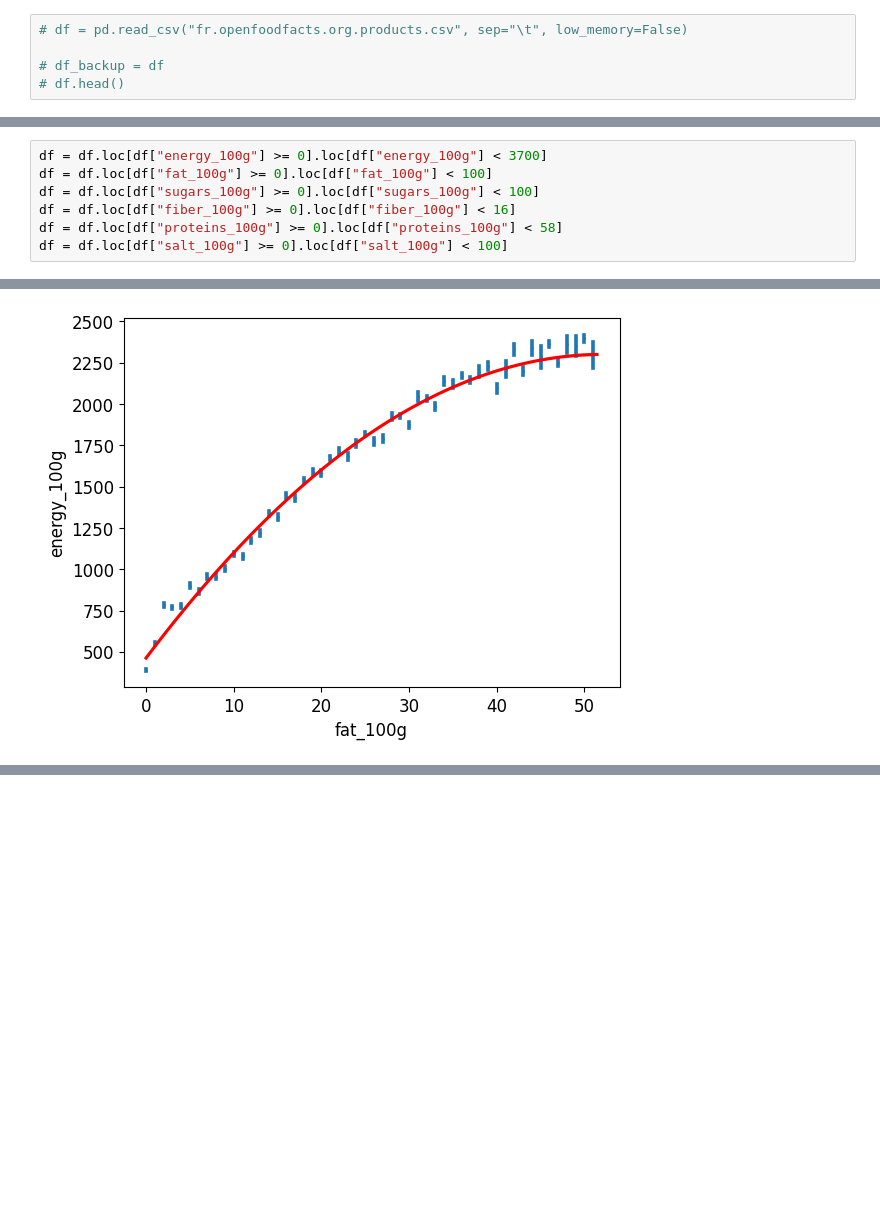
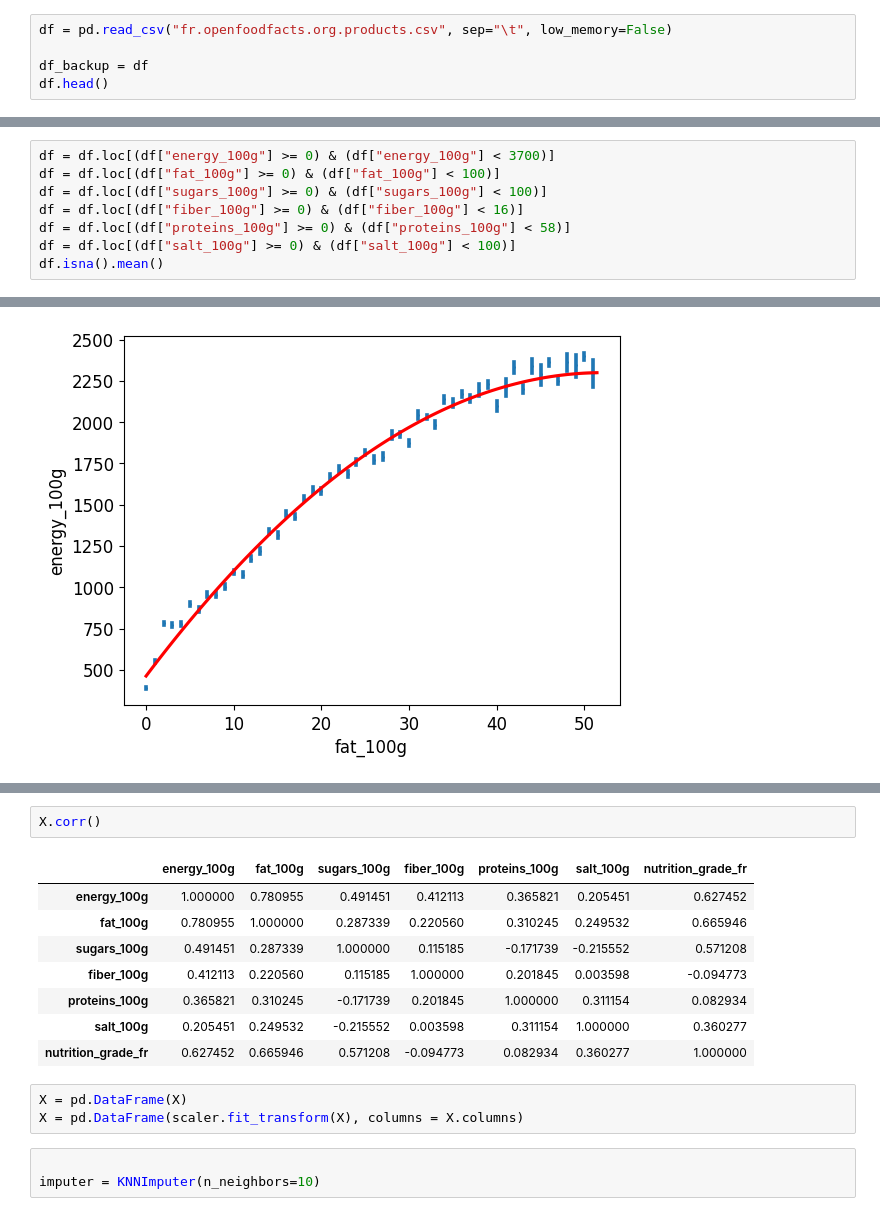
Before and after one commit to tdechanet/IAEngP3, a Jupyter notebook: analyze.ipynb, the cells around one changed output, grey strips where cells are left out. Drawn from its saved outputs; the diff is of its cells as text; blank space fills up the shorter version.

```diff
--- a/analyze.ipynb
+++ b/analyze.ipynb
@@ -16,10 +16,10 @@ from sklearn.neighbors import KNeighborsClassifier
 # %% [markdown]
 Je met le chargement du csv en commentaire pour éviter de le recharger à chaque fois que je lance le code. Si vous voyez ceci c'est que j'ai oublié de l'enlever.
 # %%
-# df = pd.read_csv("fr.openfoodfacts.org.products.csv", sep="\t", low_memory=False)
+df = pd.read_csv("fr.openfoodfacts.org.products.csv", sep="\t", low_memory=False)
 
-# df_backup = df
-# df.head()
+df_backup = df
+df.head()
 # %% [output]
 |  | code | url | creator | created_t | created_datetime | last_modified_t | last_modified_datetime | ... |
 | 0 | 0000000003087 | http://world-fr.openfoodfacts.org... | openfoodfacts-contributors | 1474103866 | 2016-09-17T09:17:46Z | 1474103893 | 2016-09-17T09:18:13Z | ... |
@@ -161,9 +161,10 @@ plt.tight_layout()
 # %% [markdown]
 On repère deux problèmes. Premièrement, certaines valeurs sont négatives, ce qui, vous en conviendrez, est impossible. Deuxièmement, des valeurs dépassent la valeur maximum possible pour ce type de données. Par exemple, le produit le plus gras contient plus de 700g de gras pour 100g de produit. C'est bien évidemment impossible. Nous allons donc supprimer les valeurs en trop, et nous allons même rechercher les aliments contenant le plus de protéines et de fibres possible, ainsi que l'aliment apportant le plus de kilos joules au corps, afin d'estimer des valeurs maximum plus précises pour ces données.
 # %%
-df = df.loc[df["energy_100g"] >= 0].loc[df["energy_100g"] < 3700]
-df = df.loc[df["fat_100g"] >= 0].loc[df["fat_100g"] < 100]
-df = df.loc[df["sugars_100g"] >= 0].loc[df["sugars_100g"] < 100]
-df = df.loc[df["fiber_100g"] >= 0].loc[df["fiber_100g"] < 16]
-df = df.loc[df["proteins_100g"] >= 0].loc[df["proteins_100g"] < 58]
-df = df.loc[df["salt_100g"] >= 0].loc[df["salt_100g"] < 100]
+df = df.loc[(df["energy_100g"] >= 0) & (df["energy_100g"] < 3700)]
+df = df.loc[(df["fat_100g"] >= 0) & (df["fat_100g"] < 100)]
+df = df.loc[(df["sugars_100g"] >= 0) & (df["sugars_100g"] < 100)]
+df = df.loc[(df["fiber_100g"] >= 0) & (df["fiber_100g"] < 16)]
+df = df.loc[(df["proteins_100g"] >= 0) & (df["proteins_100g"] < 58)]
+df = df.loc[(df["salt_100g"] >= 0) & (df["salt_100g"] < 100)]
+df.isna().mean()
@@ -291,0 +270,17 @@ KNN score: 0.066434
+# %%
+X.corr()
+# %% [output]
+|  | energy_100g | fat_100g | sugars_100g | fiber_100g | proteins_100g | salt_100g | nutrition_grade_fr |
+| energy_100g | 1.000000 | 0.780955 | 0.491451 | 0.412113 | 0.365821 | 0.205451 | 0.627452 |
+| fat_100g | 0.780955 | 1.000000 | 0.287339 | 0.220560 | 0.310245 | 0.249532 | 0.665946 |
+| sugars_100g | 0.491451 | 0.287339 | 1.000000 | 0.115185 | -0.171739 | -0.215552 | 0.571208 |
+| fiber_100g | 0.412113 | 0.220560 | 0.115185 | 1.000000 | 0.201845 | 0.003598 | -0.094773 |
+| proteins_100g | 0.365821 | 0.310245 | -0.171739 | 0.201845 | 1.000000 | 0.311154 | 0.082934 |
+| salt_100g | 0.205451 | 0.249532 | -0.215552 | 0.003598 | 0.311154 | 1.000000 | 0.360277 |
+| nutrition_grade_fr | 0.627452 | 0.665946 | 0.571208 | -0.094773 | 0.082934 | 0.360277 | 1.000000 |
+# %%
+X = pd.DataFrame(X)
+X = pd.DataFrame(scaler.fit_transform(X), columns = X.columns)
+# %%
+
+imputer = KNNImputer(n_neighbors=10)
```
Also changed, not shown: parts of 7 cells of this notebook.
